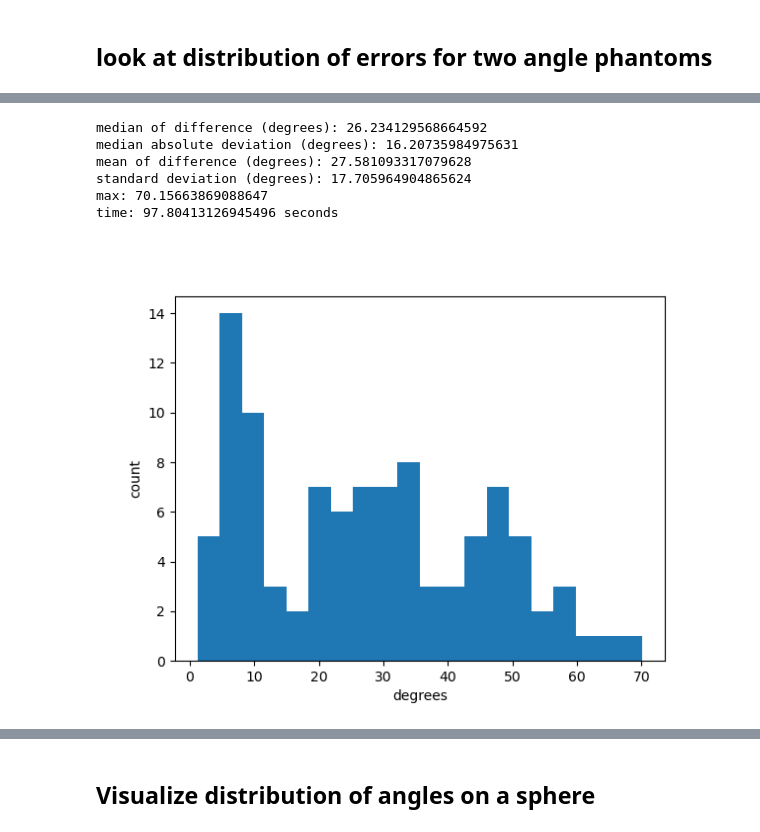
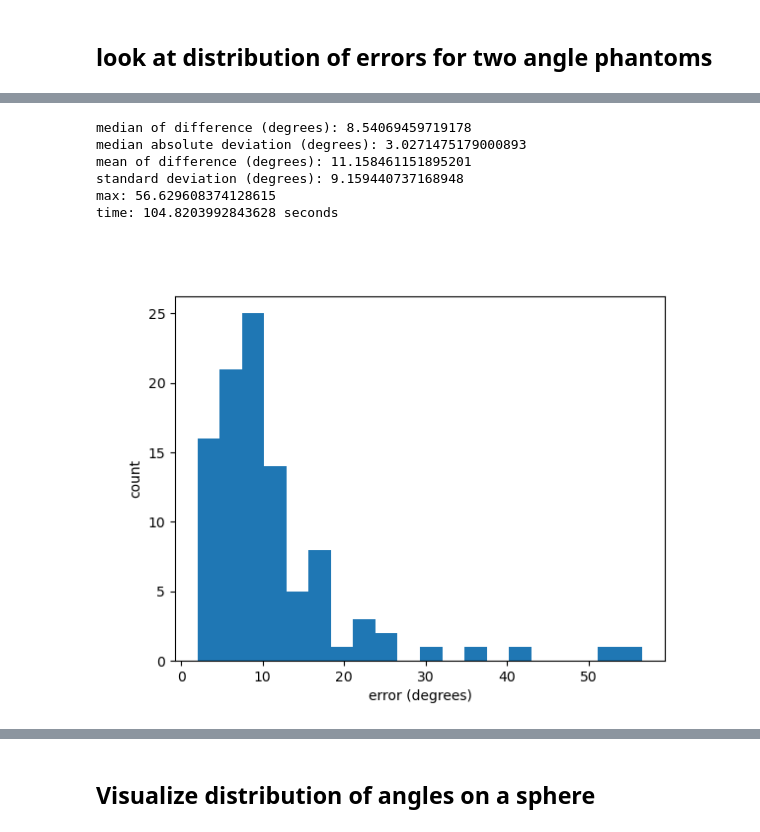
Before and after one commit to BrysonGray/fibermetric, a Jupyter notebook: notebooks/apsym_kmeans_testing.ipynb, the cells around one changed output, grey strips where cells are left out. Drawn from its saved outputs; the diff is of its cells as text; code cells hidden in the pictures.

```diff
--- a/notebooks/apsym_kmeans_testing.ipynb
+++ b/notebooks/apsym_kmeans_testing.ipynb
@@ -81,9 +81,9 @@ standard deviation (degrees): 14.12965318329557
 ## look at distribution of errors for two angle phantoms
 # %%
 # in 3D
-n = (12, 72, 72)
-d = (6.0, 1.0, 1.0)
-x = [np.arange(ni)*di for ni, di in zip(n, d)]
+n = (24, 72, 72)
+dx = (3.0, 1.0, 1.0)
+x = [np.arange(ni)*dxi for ni, dxi in zip(n, dx)]
 # phantom_angles = np.load('/home/brysongray/fibermetric/outputs/sta_validate_outputs/angles.npy')
 angle_pairs = np.load('/home/brysongray/fibermetric/outputs/sta_validate_outputs/angle_pairs.npy')
 
@@ -103,18 +162,18 @@ skm = apsym_kmeans.APSymKMeans(n_clusters=2, n_init=1, random_state=0)
 # fit k-means to the angles
 derivative_sigmas = np.linspace(start=0.15, stop=2.5, num=10)
 tensor_sigmas = np.linspace(start=0.0, stop=5.0, num=10)
-d = derivative_sigmas[4]
+d = derivative_sigmas[5]
 t = tensor_sigmas[2]
 
 start = time()
 diffs = []
 
 for i,p in enumerate(phantoms):
-    # first blur correct the phantom
     S = histology.structure_tensor(p, derivative_sigma=d, tensor_sigma=t, masked=False, normalize=False)
     angles = histology.angles(S, cartesian=True) # shape (72,72,72,3)
-    crop = 12
-    angles = angles[crop:-crop, crop:-crop, crop:-crop]
+    crop = round(max(t,d)*4.0)
+    crop_end = round(dx[0])-1
+    angles = angles[crop:-(crop+crop_end), crop:-crop, crop:-crop]
 
     angles_ = angles.reshape(-1,3)
 
@@ -122,38 +181,38 @@ for i,p in enumerate(phantoms):
     skm.fit(angles_)
     mu = skm.cluster_centers_
 
     phantom_angle = angle_pairs[i]
     true_thetas = np.array([np.sin(phantom_angle[:,0])*np.sin(phantom_angle[:,1]),
                                     np.sin(phantom_angle[:,0])*np.cos(phantom_angle[:,1]),
                                     np.cos(phantom_angle[:,0])
                                     ]).T
 
     diff_ = np.empty((len(mu),len(true_thetas))) # shape (2,2) for two permutations of the difference between two means and two true_thetas
     for m in range(len(mu)):
         for n in range(len(true_thetas)):
             diff_[m,n] = np.arccos(np.abs(mu[m].dot(true_thetas[n])))
     argmax = np.unravel_index(np.argmin(diff_), (2,2))
     corrolary = tuple([1 - x for x in argmax]) # the corresponding cos_dif of the other mu to the other grid_theta
     diff = np.mean([diff_[argmax], diff_[corrolary]]) * 180/np.pi
     diffs.append(diff)
 end = time()
 
 plt.figure()
 plt.hist(diffs, bins=20)
-plt.xlabel('degrees')
+plt.xlabel('error (degrees)')
 plt.ylabel('count')
 
 print(f'median of difference (degrees): {np.median(diffs)}')
 print(f'median absolute deviation (degrees): {np.median(np.abs(diffs - np.median(diffs)))}')
 print(f'mean of difference (degrees): {np.mean(diffs)}')
 print(f'standard deviation (degrees): {np.std(diffs)}')
 print(f'max: {np.max(diffs)}')
 print(f'time: {end-start} seconds')
 # %% [output]
-median of difference (degrees): 26.234129568664592
-median absolute deviation (degrees): 16.20735984975631
-mean of difference (degrees): 27.581093317079628
-standard deviation (degrees): 17.705964904865624
-max: 70.15663869088647
-time: 97.80413126945496 seconds
+median of difference (degrees): 8.54069459719178
+median absolute deviation (degrees): 3.0271475179000893
+mean of difference (degrees): 11.158461151895201
+standard deviation (degrees): 9.159440737168948
+max: 56.629608374128615
+time: 104.8203992843628 seconds
-[figure, old version]
+[figure, new version]
```
Also changed, not shown: parts of 3 cells of this notebook, 3 other files.
